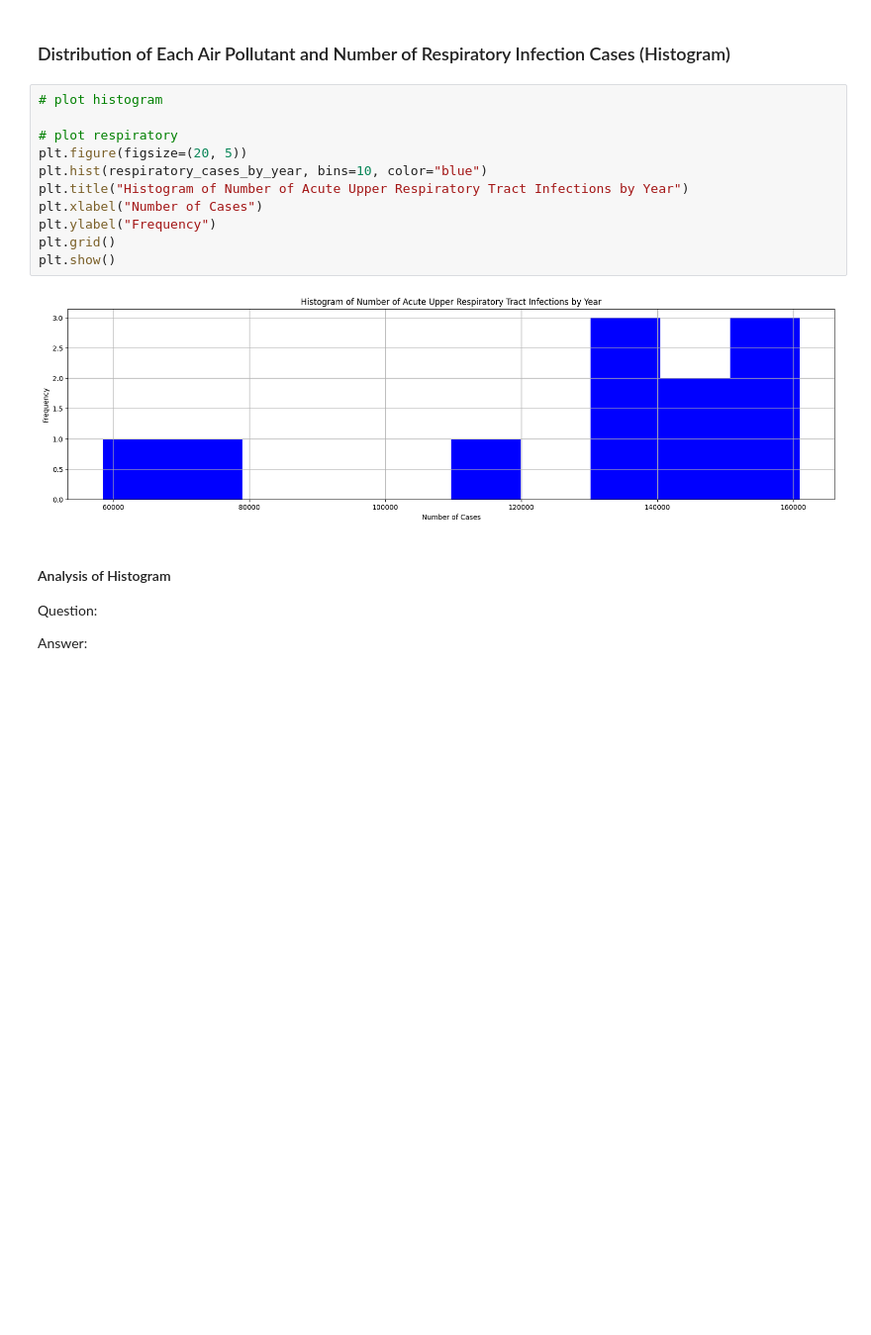
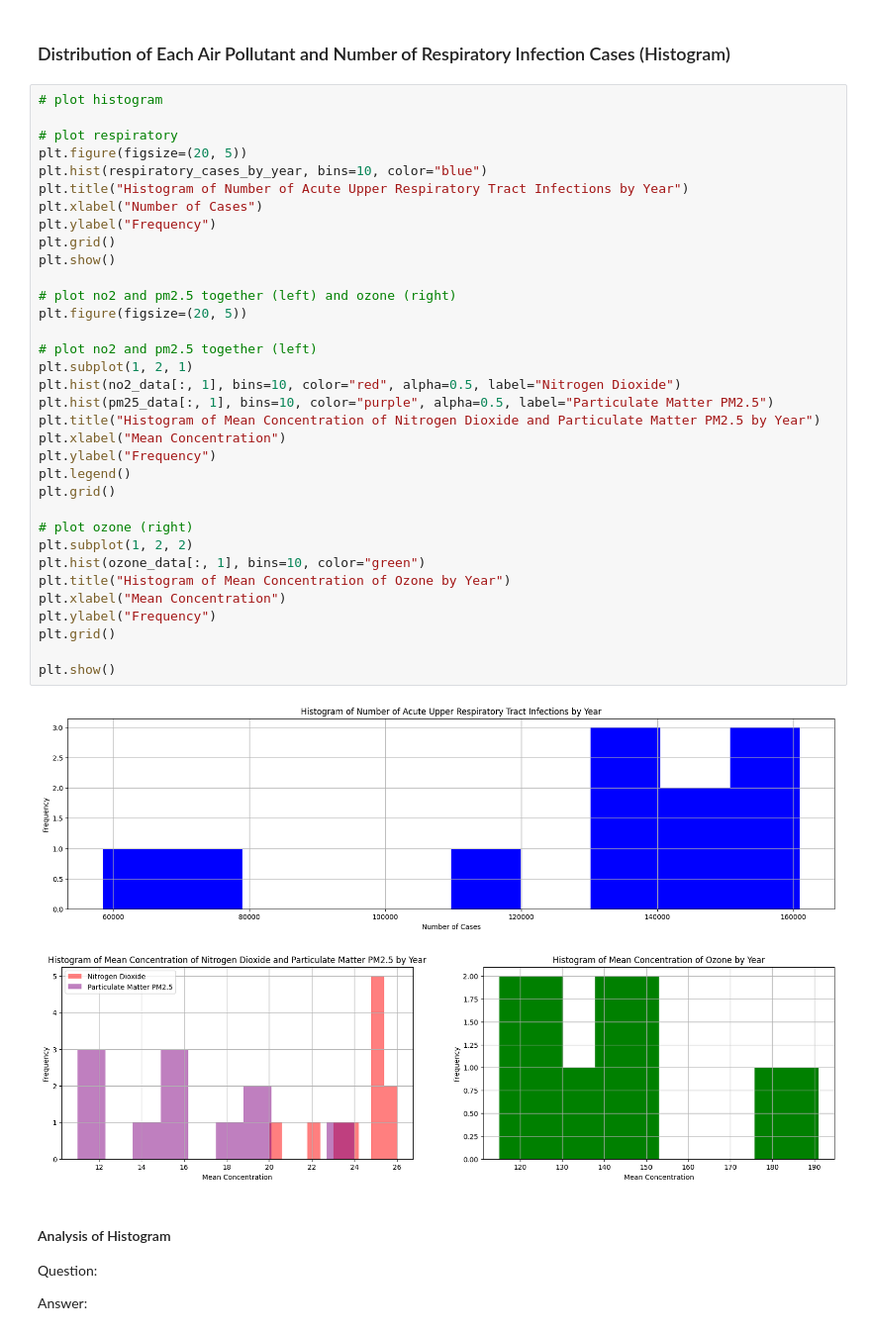
Before and after one commit to Reub26/Programming-for-Data-Science-CA1, a Jupyter notebook: main.ipynb, the cells around one changed output. Shown at 99% size. Saved outputs shown, nothing was run; the diff lists cells and outputs as text; blank space fills up the shorter version.

```diff
--- a/main.ipynb
+++ b/main.ipynb
@@ -213,18 +217,42 @@ Answer: In this line graph, there is no obvious correlation between the trends o
 # %% [markdown]
 ### Distribution of Each Air Pollutant and Number of Respiratory Infection Cases (Histogram)
-# %%
-# plot histogram
-
-# plot respiratory
-plt.figure(figsize=(20, 5))
-plt.hist(respiratory_cases_by_year, bins=10, color="blue")
-plt.title("Histogram of Number of Acute Upper Respiratory Tract Infections by Year")
-plt.xlabel("Number of Cases")
-plt.ylabel("Frequency")
-plt.grid()
-plt.show()
-# %% [output]
-[figure, removed]
+# %%
+# plot histogram
+
+# plot respiratory
+plt.figure(figsize=(20, 5))
+plt.hist(respiratory_cases_by_year, bins=10, color="blue")
+plt.title("Histogram of Number of Acute Upper Respiratory Tract Infections by Year")
+plt.xlabel("Number of Cases")
+plt.ylabel("Frequency")
+plt.grid()
+plt.show()
+
+# plot no2 and pm2.5 together (left) and ozone (right)
+plt.figure(figsize=(20, 5))
+
+# plot no2 and pm2.5 together (left)
+plt.subplot(1, 2, 1)
+plt.hist(no2_data[:, 1], bins=10, color="red", alpha=0.5, label="Nitrogen Dioxide")
+plt.hist(pm25_data[:, 1], bins=10, color="purple", alpha=0.5, label="Particulate Matter PM2.5")
+plt.title("Histogram of Mean Concentration of Nitrogen Dioxide and Particulate Matter PM2.5 by Year")
+plt.xlabel("Mean Concentration")
+plt.ylabel("Frequency")
+plt.legend()
+plt.grid()
+
+# plot ozone (right)
+plt.subplot(1, 2, 2)
+plt.hist(ozone_data[:, 1], bins=10, color="green")
+plt.title("Histogram of Mean Concentration of Ozone by Year")
+plt.xlabel("Mean Concentration")
+plt.ylabel("Frequency")
+plt.grid()
+
+plt.show()
+# %% [output]
+[figure, added]
+[figure, added]
 # %% [markdown]
 #### Analysis of Histogram
 
```
Also changed, not shown: parts of 1 cell of this notebook.
